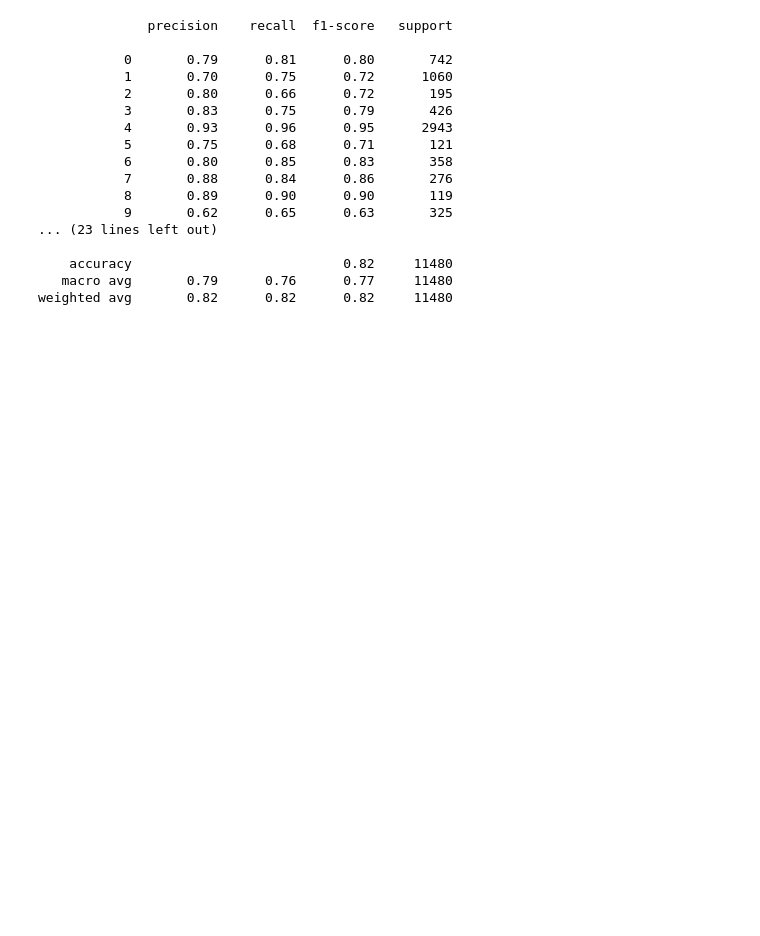
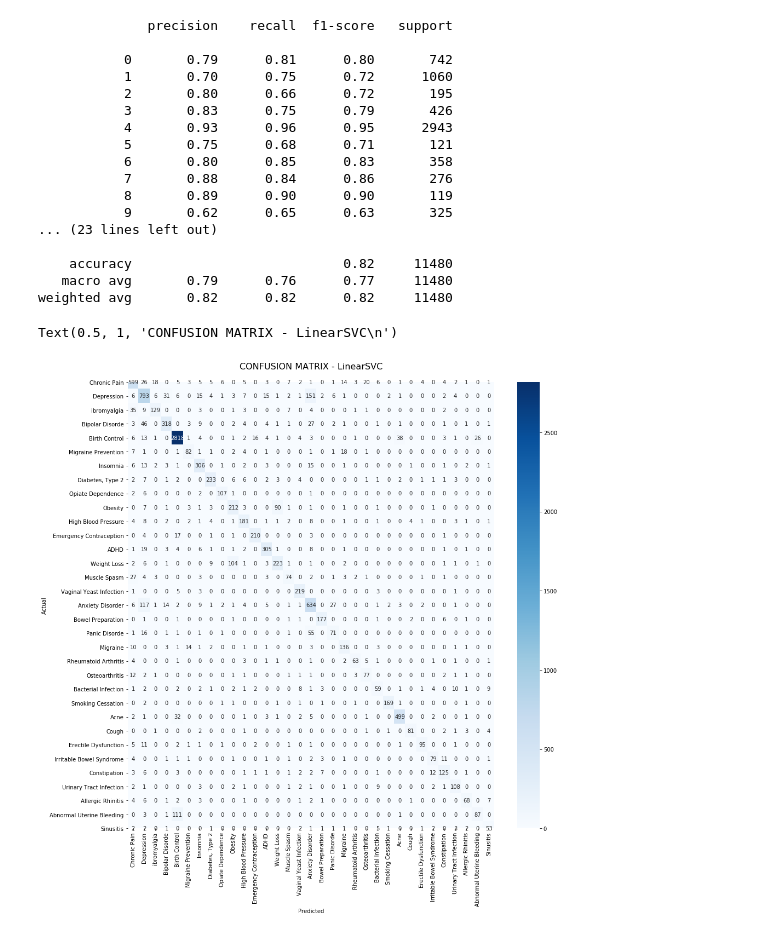
Before and after one commit to anoop19/Multi-Class-Classification, a Jupyter notebook: src/BERT-MultiClassification.ipynb, the cells around one changed output. Drawn from its saved outputs; the diff is of its cells as text; code cells hidden in the pictures; blank space fills up the shorter version.

```diff
--- a/src/BERT-MultiClassification.ipynb
+++ b/src/BERT-MultiClassification.ipynb
@@ -680,3 +680,15 @@ print(classification_report(y_test,preds))
     accuracy                           0.82     11480
    macro avg       0.79      0.76      0.77     11480
 weighted avg       0.82      0.82      0.82     11480
+# %%
+conf_mat = confusion_matrix(y_test, preds)
+fig, ax = plt.subplots(figsize=(15,15))
+sns.heatmap(conf_mat, annot=True, cmap="Blues", fmt='d',
+            xticklabels=category_id_df.condition.values,
+            yticklabels=category_id_df.condition.values)
+plt.ylabel('Actual')
+plt.xlabel('Predicted')
+plt.title("CONFUSION MATRIX - LinearSVC\n", size=16)
+# %% [output]
+Text(0.5, 1, 'CONFUSION MATRIX - LinearSVC\n')
+[figure, added]
```
Also changed, not shown: parts of 1 cell of this notebook.
